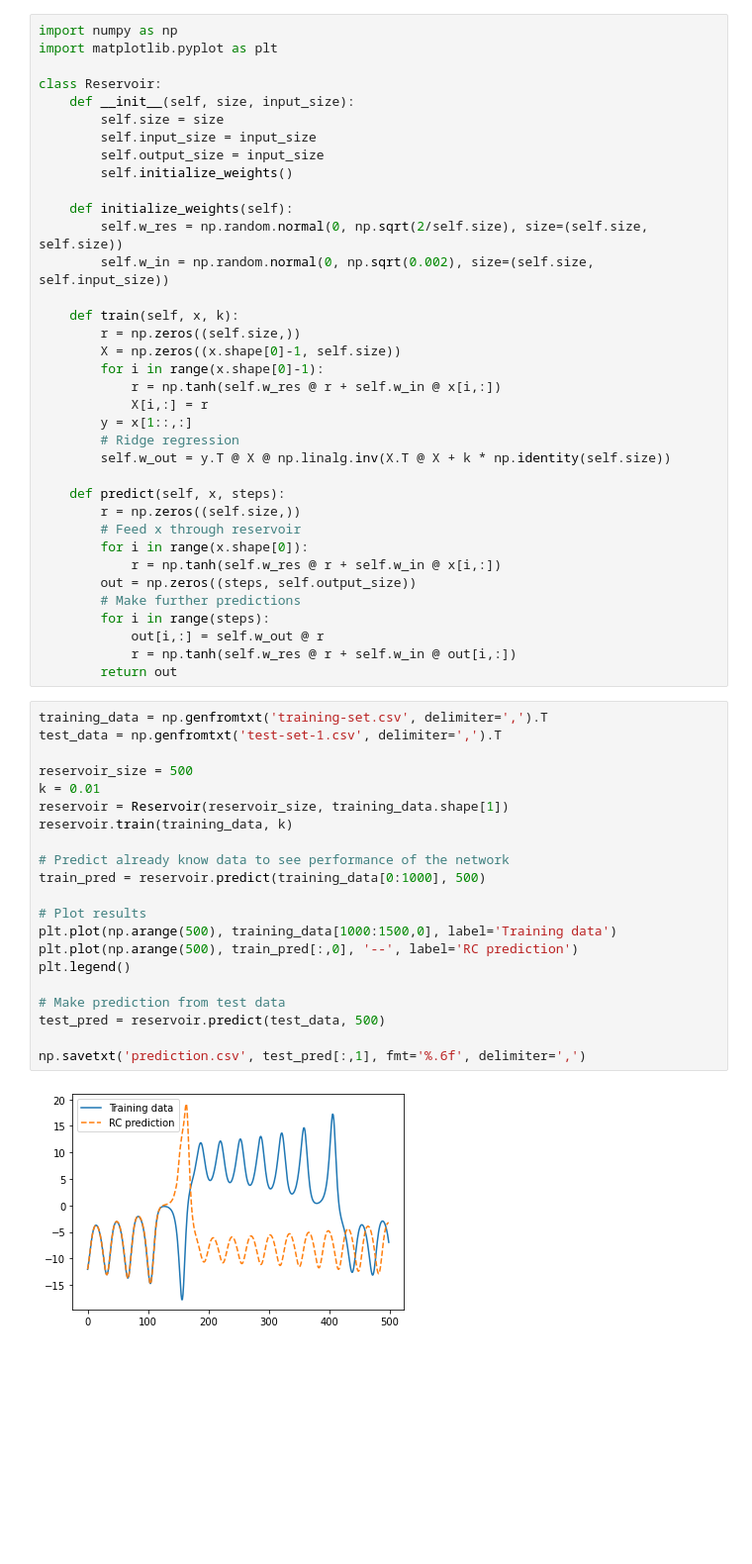
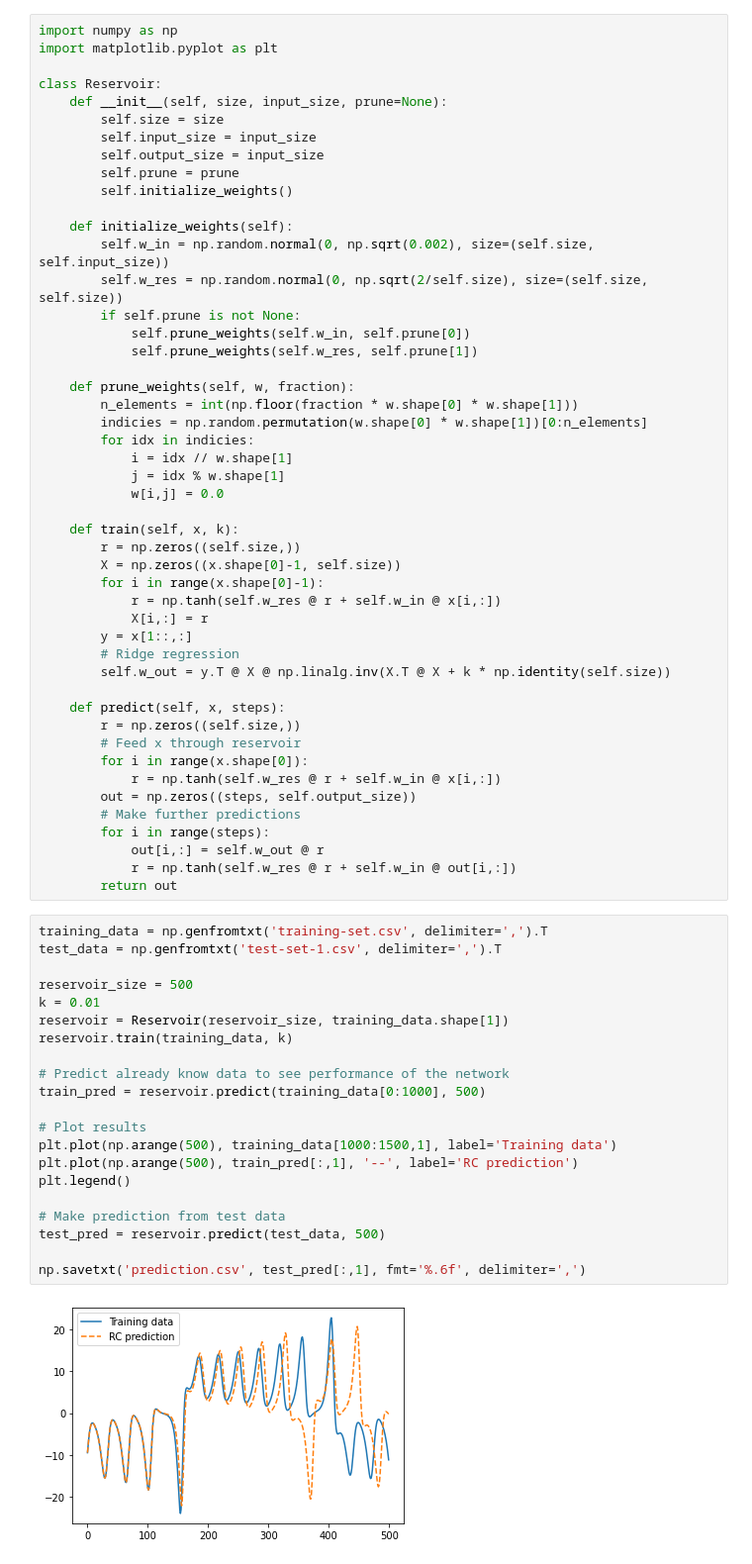
Before and after one commit to Janiak94/FFR135-ANN, a Jupyter notebook: Homework3/ChaoticTimeSeries/ChaoticTimeSeries.ipynb, the cells around one changed output. Shown at 99% size. Cells and saved outputs as stored; diff of their text form; blank space fills up the shorter version.

```diff
--- a/Homework3/ChaoticTimeSeries/ChaoticTimeSeries.ipynb
+++ b/Homework3/ChaoticTimeSeries/ChaoticTimeSeries.ipynb
@@ -3,15 +3,27 @@ import numpy as np
 import matplotlib.pyplot as plt
 
 class Reservoir:
-    def __init__(self, size, input_size):
+    def __init__(self, size, input_size, prune=None):
         self.size = size
         self.input_size = input_size
         self.output_size = input_size
+        self.prune = prune
         self.initialize_weights()
 
     def initialize_weights(self):
+        self.w_in = np.random.normal(0, np.sqrt(0.002), size=(self.size, self.input_size))
         self.w_res = np.random.normal(0, np.sqrt(2/self.size), size=(self.size, self.size))
-        self.w_in = np.random.normal(0, np.sqrt(0.002), size=(self.size, self.input_size))
+        if self.prune is not None:
+            self.prune_weights(self.w_in, self.prune[0])
+            self.prune_weights(self.w_res, self.prune[1])
+
+    def prune_weights(self, w, fraction):
+        n_elements = int(np.floor(fraction * w.shape[0] * w.shape[1]))
+        indicies = np.random.permutation(w.shape[0] * w.shape[1])[0:n_elements]
+        for idx in indicies:
+            i = idx // w.shape[1]
+            j = idx % w.shape[1]
+            w[i,j] = 0.0
 
     def train(self, x, k):
         r = np.zeros((self.size,))
@@ -37,23 +49,23 @@ class Reservoir:
 # %%
 training_data = np.genfromtxt('training-set.csv', delimiter=',').T
 test_data = np.genfromtxt('test-set-1.csv', delimiter=',').T
 
 reservoir_size = 500
 k = 0.01
 reservoir = Reservoir(reservoir_size, training_data.shape[1])
 reservoir.train(training_data, k)
 
 # Predict already know data to see performance of the network
 train_pred = reservoir.predict(training_data[0:1000], 500)
 
 # Plot results
-plt.plot(np.arange(500), training_data[1000:1500,0], label='Training data')
-plt.plot(np.arange(500), train_pred[:,0], '--', label='RC prediction')
+plt.plot(np.arange(500), training_data[1000:1500,1], label='Training data')
+plt.plot(np.arange(500), train_pred[:,1], '--', label='RC prediction')
 plt.legend()
 
 # Make prediction from test data
 test_pred = reservoir.predict(test_data, 500)
 
 np.savetxt('prediction.csv', test_pred[:,1], fmt='%.6f', delimiter=',')
 # %% [output]
-[figure, old version]
+[figure, new version]
```
